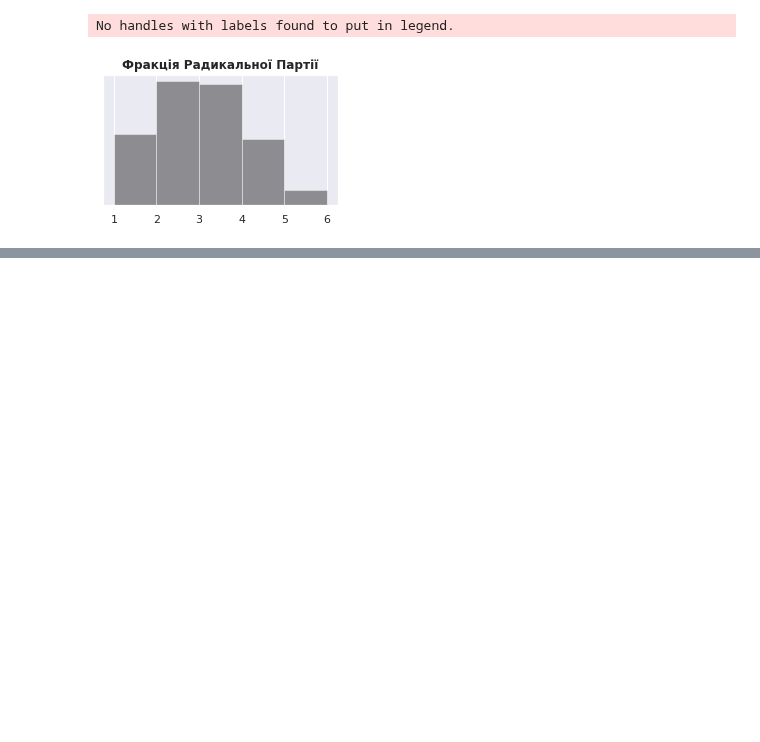
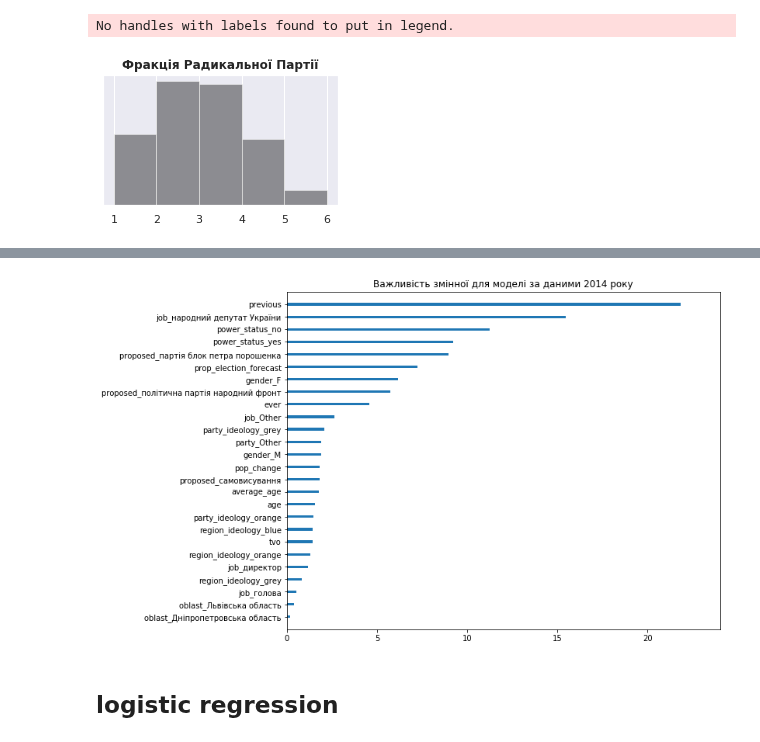
Before and after one commit to texty/parliamentary_elections_forecasting_2019, a Jupyter notebook: h2o.ipynb, the cells around one changed output, grey strips where cells are left out. Drawn from its saved outputs; the diff is of its cells as text; code cells hidden in the pictures; blank space fills up the shorter version.

Commit message:
added some oop sugar to the modeling code

```diff
--- a/h2o.ipynb
+++ b/h2o.ipynb
@@ -490,0 +527,3 @@ predict_set = predict_set.drop(['deputat','winner', 'registration','tvo_pres', '
+# %%
+from sklearn.model_selection import train_test_split
+train, test = train_test_split(X, test_size=0.25, stratify=X['tvo'])
@@ -904,0 +1081,32 @@ No handles with labels found to put in legend.
+# %%
+df_old = pd.read_csv('combined_results_cleaned.csv')
+df_new = pd.read_csv('rerun_model_actual_data_2019.csv')
+# %%
+# трьох депутатів-переможців не було у файлі rerun_model_actual_data_2019.csv,
+# я їх взяв з combined_results_cleaned.csv і додав
+lost_deputats = df_old[df_old.deputat.isin(['МяликВіктор Ничипорович',
+                                            'Мінько Сергій Анатолійович',
+                                            'МедяникВячеслав Анатолійович']) &
+                                          (df_old.year == 2019) &
+                                          (df_old.registration != '2019-06-29')]
+
+lost_deputats.winner = True
+lost_deputats.proposed = ['самовисування', 'самовисування', 'політична партія слуга народу']
+
+# united data
+df_total = pd.concat([df_old[df_old.year != 2019], df_new[df_new.year == 2019], lost_deputats])
+
+
+df_total = df_total[~((df_total.year == 2019) & (df_total.winner.isnull()))]
+
+df_total.winner = df_total.winner.astype('bool')
+
+used_by_Isiah =[ "tvo", "oblast", "year", "proposed", "gender", "age", "party",
+                  "average_age", "pop_change", "previous", "ever", "job", "funding",
+                  "region_ideology", "power_status", "party_ideology",
+                "prop_election_forecast", 'winner', 'votes_for', 'perc_for']
+
+used_by_Isiah_without_proposed_and_power_status =[ "tvo", "oblast", "year", "gender", "age", "party",
+                  "average_age", "pop_change", "previous", "ever", "job", "funding",
+                  "region_ideology", "party_ideology",
+                "prop_election_forecast", 'winner', 'votes_for', 'perc_for', 'pres_perc_for']
@@ -904,0 +1270,3 @@ No handles with labels found to put in legend.
+# %%
+model_check = ModelDescr()
+model_check.set_data(df_total, 2014)
@@ -904,0 +1280,4 @@ No handles with labels found to put in legend.
+# %%
+model_check.plot_importance(save_plot=True, plot_name="plot/importance_plot_2014_basic_model.png")
+# %% [output]
+[figure, added]
@@ -904,0 +1288,2 @@ No handles with labels found to put in legend.
+# %% [markdown]
+## logistic regression
```
Also changed, not shown: parts of 38 cells of this notebook, 5 other files.
